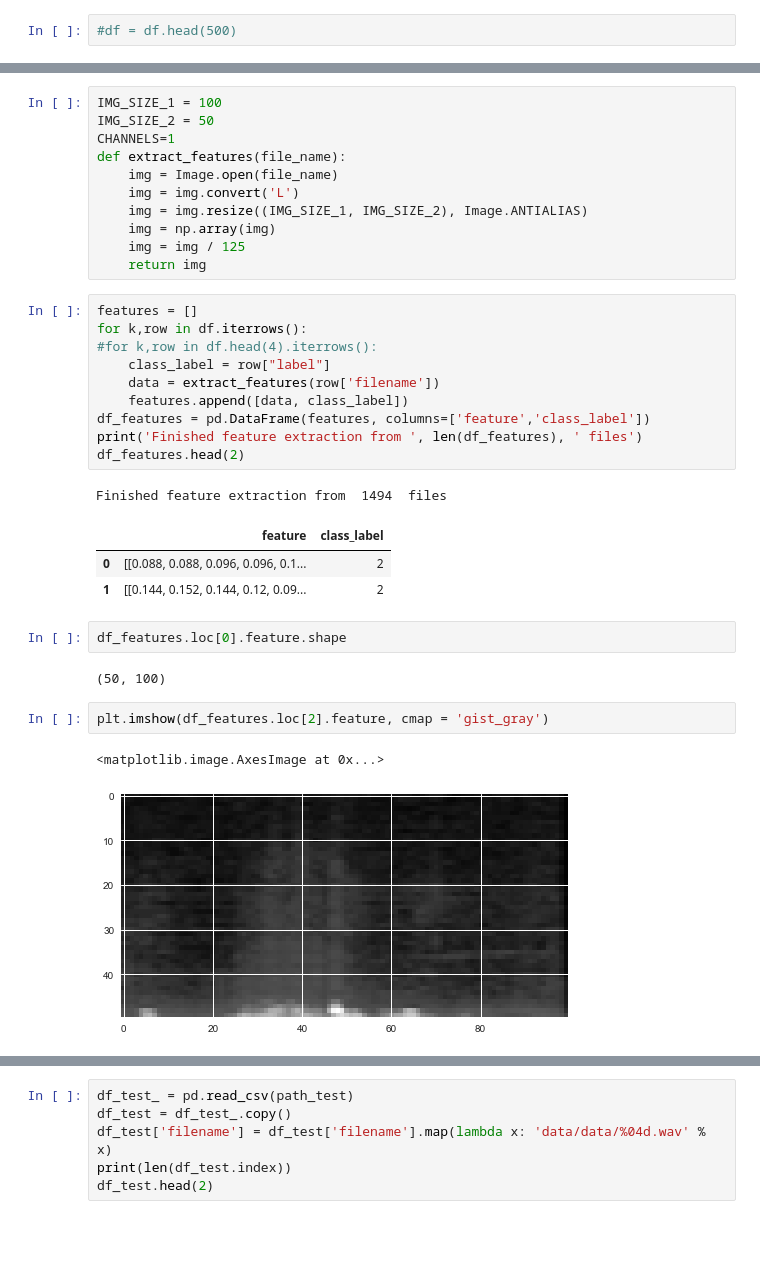
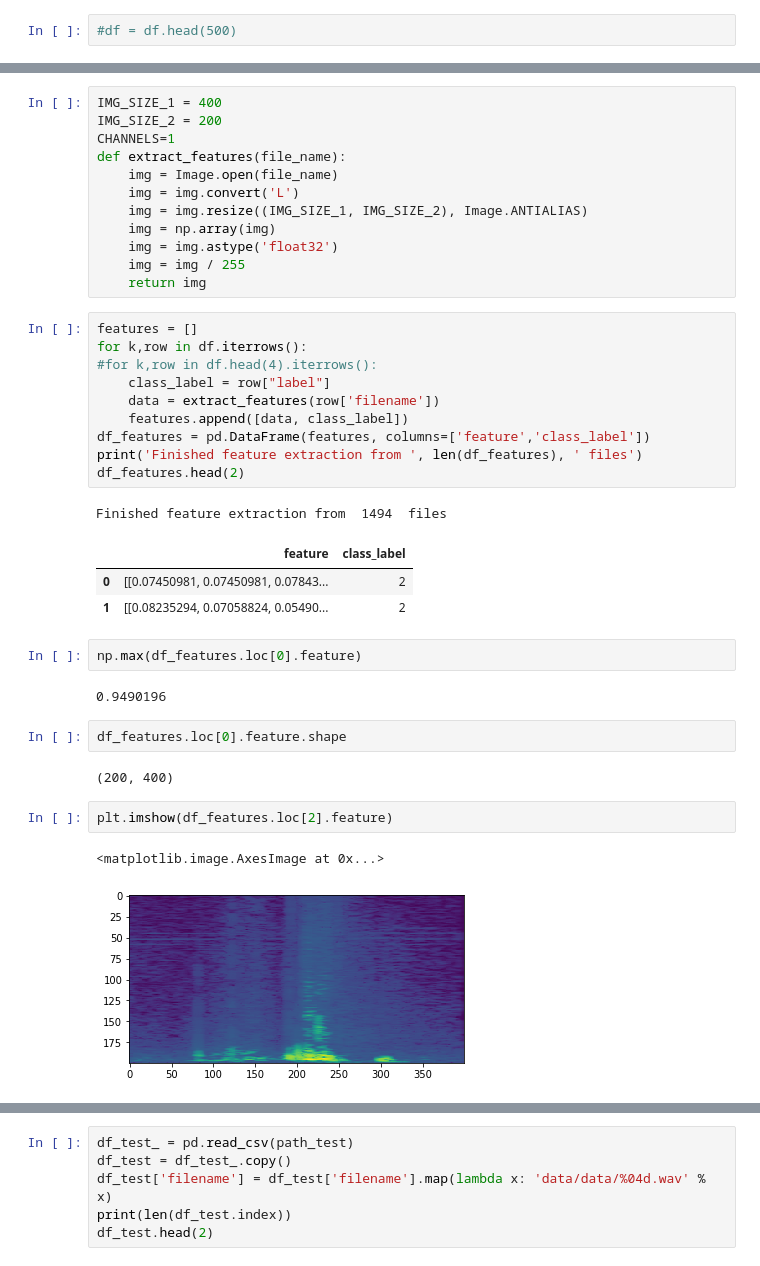
Before and after one commit to juancrescente/ia-litoral, a Jupyter notebook: model-spectro.ipynb, the cells around one changed output, grey strips where cells are left out. Saved outputs shown, nothing was run; the diff lists cells and outputs as text; blank space fills up the shorter version.

```diff
--- a/model-spectro.ipynb
+++ b/model-spectro.ipynb
@@ -92,15 +98,16 @@ IPython.display.Audio(df.loc[0]['filename'][:-4])
 # %% [output]
 [interactive output not drawn]
 # %%
-IMG_SIZE_1 = 100
-IMG_SIZE_2 = 50
+IMG_SIZE_1 = 400
+IMG_SIZE_2 = 200
 CHANNELS=1
 def extract_features(file_name):
     img = Image.open(file_name)
     img = img.convert('L')
     img = img.resize((IMG_SIZE_1, IMG_SIZE_2), Image.ANTIALIAS)
     img = np.array(img)
-    img = img / 125
+    img = img.astype('float32')
+    img = img / 255
     return img
 # %%
 features = []
@@ -115,17 +122,21 @@ df_features.head(2)
 # %% [output]
 Finished feature extraction from  1494  files
 |  | feature | class_label |
-| 0 | [[0.088, 0.088, 0.096, 0.096, 0.1... | 2 |
-| 1 | [[0.144, 0.152, 0.144, 0.12, 0.09... | 2 |
+| 0 | [[0.07450981, 0.07450981, 0.07843... | 2 |
+| 1 | [[0.08235294, 0.07058824, 0.05490... | 2 |
+# %%
+np.max(df_features.loc[0].feature)
+# %% [output]
+0.9490196
 # %%
 df_features.loc[0].feature.shape
 # %% [output]
-(50, 100)
+(200, 400)
 # %%
-plt.imshow(df_features.loc[2].feature, cmap = 'gist_gray')
+plt.imshow(df_features.loc[2].feature)
 # %% [output]
 <matplotlib.image.AxesImage at 0x...>
-[figure, old version]
+[figure, new version]
 # %%
 from sklearn.preprocessing import LabelEncoder
 from keras.utils import to_categorical
```
Also changed, not shown: parts of 9 cells of this notebook, 3 other files.
